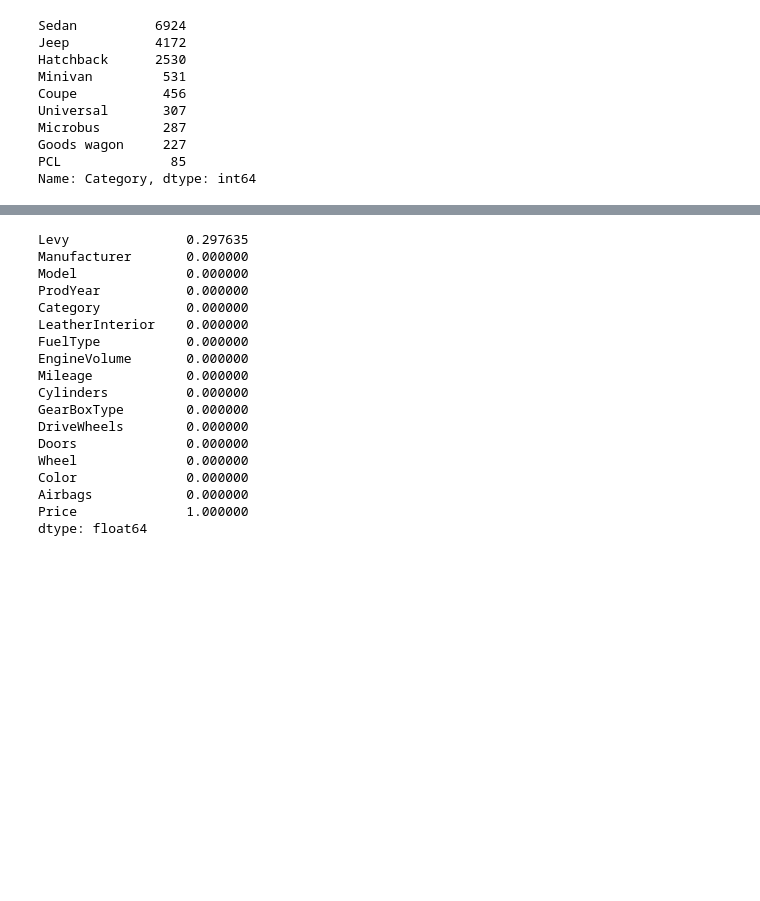
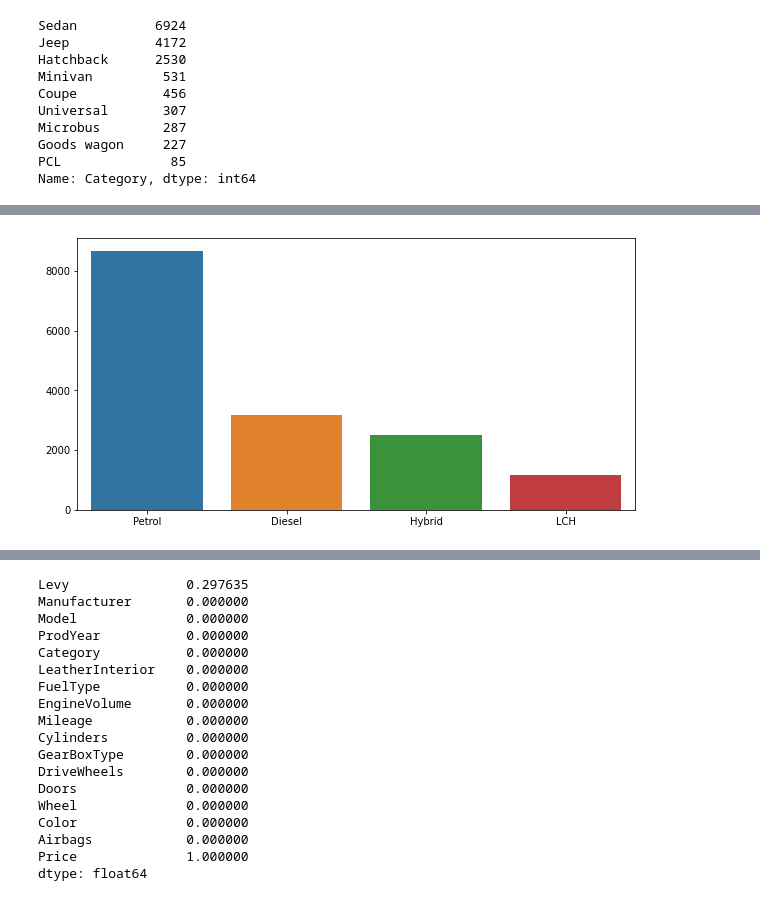
Before and after one commit to lalitupdhya/usedCarPricePrediction, a Jupyter notebook: usedCarsPrediction.ipynb, the cells around one changed output, grey strips where cells are left out. Drawn from its saved outputs; the diff is of its cells as text; code cells hidden in the pictures; blank space fills up the shorter version.

```diff
--- a/usedCarsPrediction.ipynb
+++ b/usedCarsPrediction.ipynb
@@ -293,0 +334,9 @@ Name: Category, dtype: int64
+# %%
+#After grouping the fuel Types
+train_df.FuelType = train_df.FuelType.apply(lambda x: 'Hybrid' if x=='Plug-in Hybrid' else x)
+train_df.FuelType = train_df.FuelType.apply(lambda x: 'LCH' if x in ('LPG','CNG','Hydrogen') else x)
+
+plt.figure(figsize=(10,5))
+sns.barplot(train_df.FuelType.value_counts().index, train_df.FuelType.value_counts().values);
+# %% [output]
+[figure, added]
```
Also changed, not shown: parts of 5 cells of this notebook.
